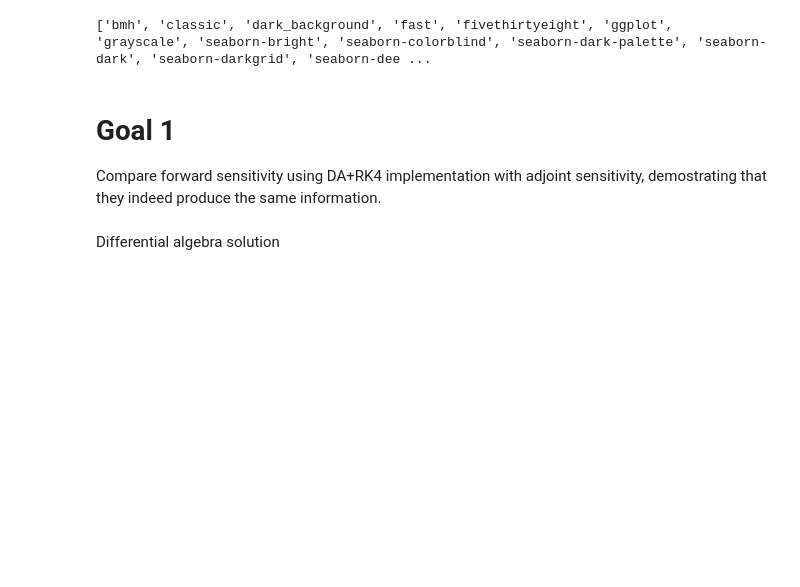
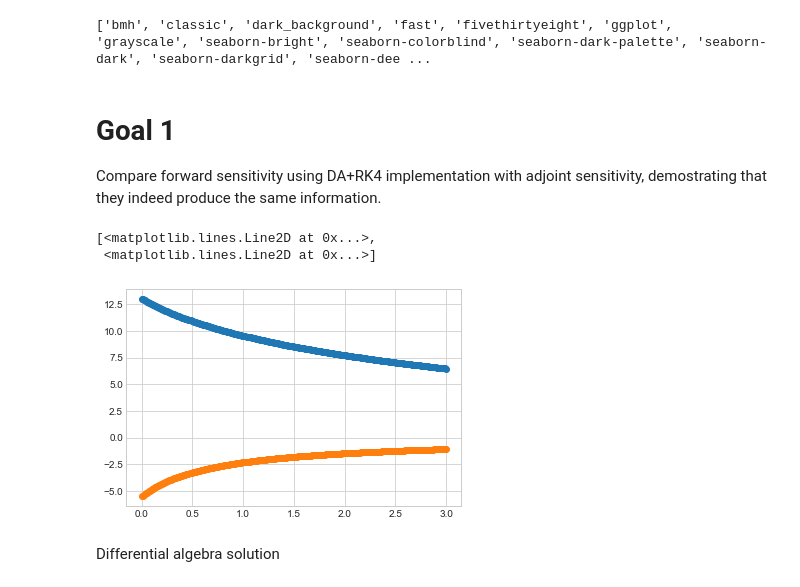
Before and after one commit to CDNoyes/EDL-Py, a Jupyter notebook: Sensitivity.ipynb, the cells around one changed output. Saved outputs shown, nothing was run; the diff lists cells and outputs as text; code cells hidden in the pictures; blank space fills up the shorter version.

```diff
--- a/Sensitivity.ipynb
+++ b/Sensitivity.ipynb
@@ -47,13 +47,17 @@ x0 = [13, -5.5, a, 0]
 # %%
 x = RK4(dynamics, x0[:2], t, args=(a, lambda t,x,a: 0))
 xf = x[-1]
 x_new = RK4(dynamics, xf, t[::-1], args=(a, lambda t,x,a: 0))
 
 # Just verifying fwd/bkw integration
-# plt.plot(t, x, 'o', label='Fwd')
+plt.plot(t, x, 'o', label='Fwd')
 # plt.plot(t, x_new[::-1], label='Bwd')
 # plt.legend()
 # plt.show()
+# %% [output]
+[<matplotlib.lines.Line2D at 0x...>,
+ <matplotlib.lines.Line2D at 0x...>]
+[figure, added]
 # %% [markdown]
 Differential algebra solution
 # %%
```
Also changed, not shown: parts of 8 cells of this notebook, 4 other files.
